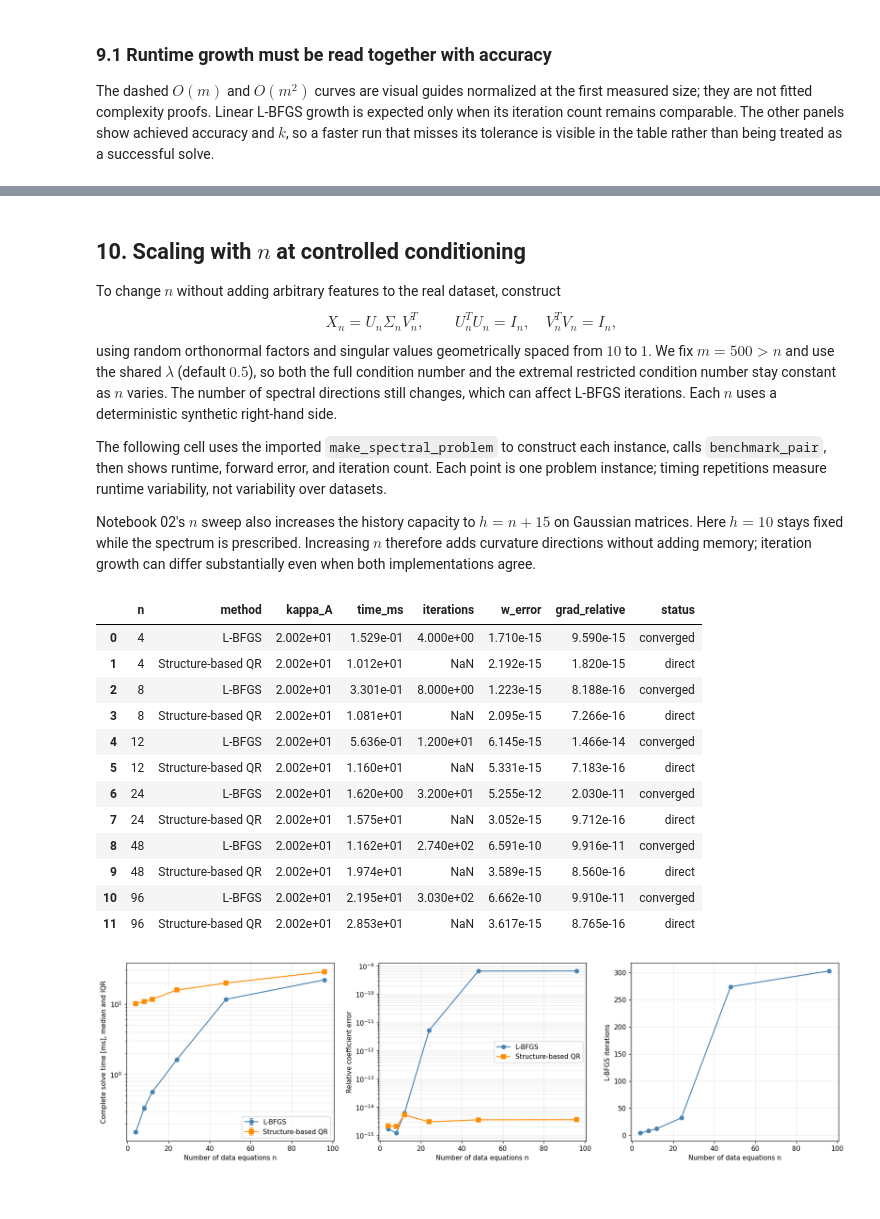
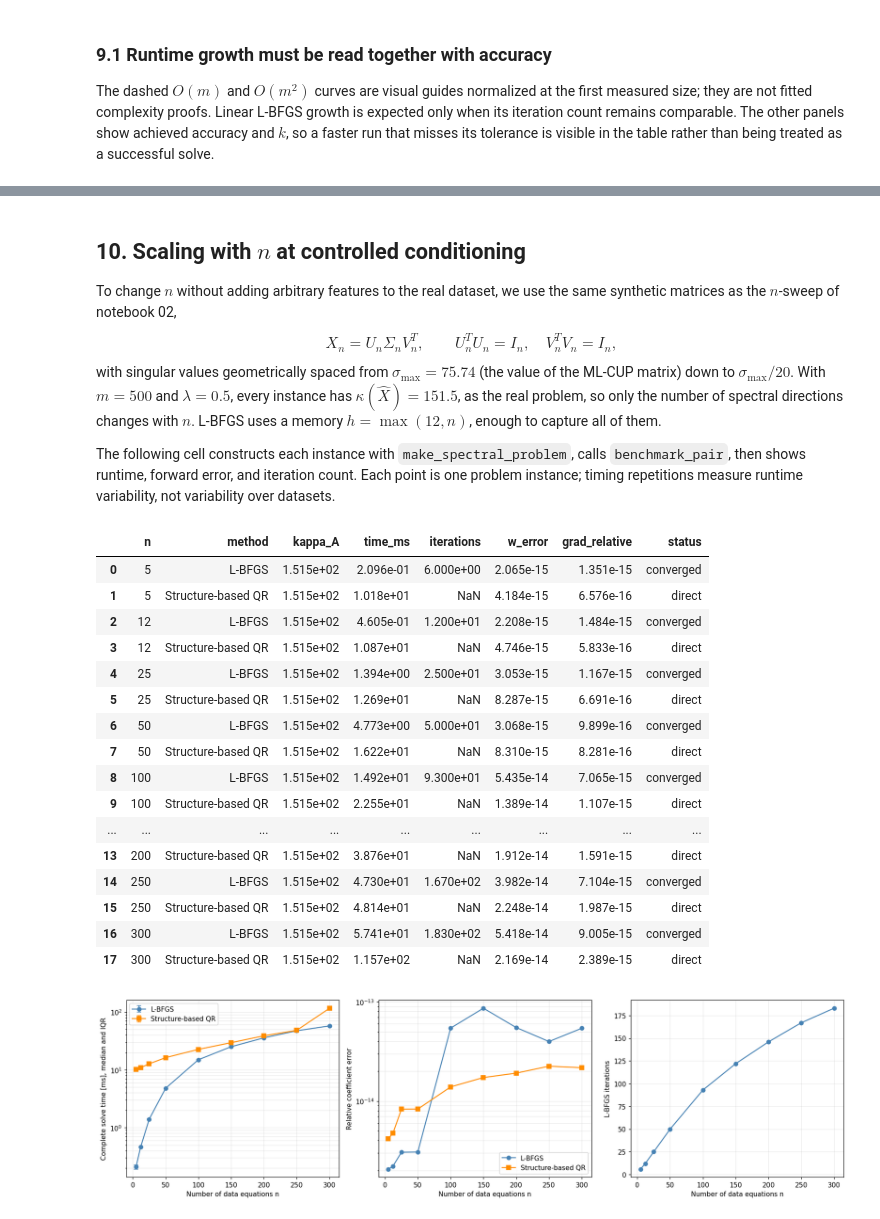
Before and after one commit to GianlucaPanzani/CM-Project-25-26, a Jupyter notebook: 04_comparison.ipynb, the cells around one changed output, grey strips where cells are left out. Saved outputs shown, nothing was run; the diff lists cells and outputs as text; code cells hidden in the pictures.

Commit message:
Update synthetic problem generation and and add many right-hand sides with the same matrix experiment in comparison

```diff
--- a/04_comparison.ipynb
+++ b/04_comparison.ipynb
@@ -637,66 +637,66 @@ plt.show()
 # %% [markdown]
 ## 10. Scaling with $n$ at controlled conditioning
 
-To change $n$ without adding arbitrary features to the real dataset, construct
+To change $n$ without adding arbitrary features to the real dataset, we use
+the same synthetic matrices as the $n$-sweep of notebook 02,
 $$
 X_n=U_n\Sigma_nV_n^T,\qquad U_n^TU_n=I_n,\quad V_n^TV_n=I_n,
 $$
-using random orthonormal factors and singular values geometrically spaced from
-$10$ to $1$. We fix $m=500>n$ and use the shared $\lambda$ (default $0.5$), so both the full condition
-number and the extremal restricted condition number stay constant as $n$
-varies. The number of spectral directions still changes, which can affect
-L-BFGS iterations. Each $n$ uses a deterministic synthetic right-hand side.
+with singular values geometrically spaced from $\sigma_{\max}=75.74$ (the value
+of the ML-CUP matrix) down to $\sigma_{\max}/20$. With $m=500$ and $\lambda=0.5$,
+every instance has $\kappa(\hat X)=151.5$, as the real problem, so only the
+number of spectral directions changes with $n$. L-BFGS uses a memory
+$h=\max(12, n)$, enough to capture all of them.
 
-The following cell uses the imported `make_spectral_problem` to construct
-each instance, calls `benchmark_pair`, then shows runtime,
-forward error, and iteration count. Each point is one problem instance;
-timing repetitions measure runtime variability, not variability over datasets.
-
-Notebook 02's $n$ sweep also increases the history capacity to $h=n+15$ on
-Gaussian matrices. Here $h=10$ stays fixed while the spectrum is prescribed.
-Increasing $n$ therefore adds curvature directions without adding memory;
-iteration growth can differ substantially even when both implementations agree.
+The following cell constructs each instance with `make_spectral_problem`,
+calls `benchmark_pair`, then shows runtime, forward error, and iteration
+count. Each point is one problem instance; timing repetitions measure runtime
+variability, not variability over datasets.
 # %%
 # Vary the number of spectral directions while keeping extremal conditioning fixed
 n_tables = []
 for n_size in N_SIZES:
-    X_n, y_n = make_spectral_problem(500, int(n_size), seed=SEED + int(n_size))
-    table, _ = benchmark_pair(X_n, y_n, LAMBDA)
+    X_n, y_n = make_spectral_problem(500, int(n_size), seed=0)
+    table, _ = benchmark_pair(X_n, y_n, LAMBDA, lbfgs_options={'m_history': max(12, int(n_size))})
     n_tables.append(table)
 n_results = pd.concat(n_tables, ignore_index=True)
 display(n_results[['n', 'method', 'kappa_A', 'time_ms', 'iterations', 'w_error', 'grad_relative', 'status']])
 
 # Relate runtime and coefficient error to the observed iteration growth
 fig, axes = plt.subplots(1, 3, figsize=(16, 4.5))
 plot_time_iqr(axes[0], n_results, 'n')
 for method in METHODS:
     subset = n_results[n_results['method'] == method]
     axes[1].semilogy(subset['n'], positive(subset['w_error']), marker=MARKERS[method], color=COLORS[method], label=method)
 lbfgs_n = n_results[n_results['method'] == 'L-BFGS']
 axes[2].plot(lbfgs_n['n'], lbfgs_n['iterations'], 'o-', color=COLORS['L-BFGS'])
 axes[1].set_ylabel('Relative coefficient error')
 axes[1].legend()
 axes[2].set_ylabel('L-BFGS iterations')
 for ax in axes:
     ax.set_xlabel('Number of data equations n')
     ax.grid(True, which='both', alpha=0.25)
 fig.tight_layout()
 plt.show()
 # %% [output]
 |  | n | method | kappa_A | time_ms | iterations | w_error | grad_relative | status |
-| 0 | 4 | L-BFGS | 2.002e+01 | 1.529e-01 | 4.000e+00 | 1.710e-15 | 9.590e-15 | converged |
-| 1 | 4 | Structure-based QR | 2.002e+01 | 1.012e+01 | NaN | 2.192e-15 | 1.820e-15 | direct |
-| 2 | 8 | L-BFGS | 2.002e+01 | 3.301e-01 | 8.000e+00 | 1.223e-15 | 8.188e-16 | converged |
-| 3 | 8 | Structure-based QR | 2.002e+01 | 1.081e+01 | NaN | 2.095e-15 | 7.266e-16 | direct |
-| 4 | 12 | L-BFGS | 2.002e+01 | 5.636e-01 | 1.200e+01 | 6.145e-15 | 1.466e-14 | converged |
-| 5 | 12 | Structure-based QR | 2.002e+01 | 1.160e+01 | NaN | 5.331e-15 | 7.183e-16 | direct |
-| 6 | 24 | L-BFGS | 2.002e+01 | 1.620e+00 | 3.200e+01 | 5.255e-12 | 2.030e-11 | converged |
-| 7 | 24 | Structure-based QR | 2.002e+01 | 1.575e+01 | NaN | 3.052e-15 | 9.712e-16 | direct |
-| 8 | 48 | L-BFGS | 2.002e+01 | 1.162e+01 | 2.740e+02 | 6.591e-10 | 9.916e-11 | converged |
-| 9 | 48 | Structure-based QR | 2.002e+01 | 1.974e+01 | NaN | 3.589e-15 | 8.560e-16 | direct |
-| 10 | 96 | L-BFGS | 2.002e+01 | 2.195e+01 | 3.030e+02 | 6.662e-10 | 9.910e-11 | converged |
-| 11 | 96 | Structure-based QR | 2.002e+01 | 2.853e+01 | NaN | 3.617e-15 | 8.765e-16 | direct |
+| 0 | 5 | L-BFGS | 1.515e+02 | 2.096e-01 | 6.000e+00 | 2.065e-15 | 1.351e-15 | converged |
+| 1 | 5 | Structure-based QR | 1.515e+02 | 1.018e+01 | NaN | 4.184e-15 | 6.576e-16 | direct |
+| 2 | 12 | L-BFGS | 1.515e+02 | 4.605e-01 | 1.200e+01 | 2.208e-15 | 1.484e-15 | converged |
+| 3 | 12 | Structure-based QR | 1.515e+02 | 1.087e+01 | NaN | 4.746e-15 | 5.833e-16 | direct |
+| 4 | 25 | L-BFGS | 1.515e+02 | 1.394e+00 | 2.500e+01 | 3.053e-15 | 1.167e-15 | converged |
+| 5 | 25 | Structure-based QR | 1.515e+02 | 1.269e+01 | NaN | 8.287e-15 | 6.691e-16 | direct |
+| 6 | 50 | L-BFGS | 1.515e+02 | 4.773e+00 | 5.000e+01 | 3.068e-15 | 9.899e-16 | converged |
+| 7 | 50 | Structure-based QR | 1.515e+02 | 1.622e+01 | NaN | 8.310e-15 | 8.281e-16 | direct |
+| 8 | 100 | L-BFGS | 1.515e+02 | 1.492e+01 | 9.300e+01 | 5.435e-14 | 7.065e-15 | converged |
+| 9 | 100 | Structure-based QR | 1.515e+02 | 2.255e+01 | NaN | 1.389e-14 | 1.107e-15 | direct |
+| ... | ... | ... | ... | ... | ... | ... | ... | ... |
+| 13 | 200 | Structure-based QR | 1.515e+02 | 3.876e+01 | NaN | 1.912e-14 | 1.591e-15 | direct |
+| 14 | 250 | L-BFGS | 1.515e+02 | 4.730e+01 | 1.670e+02 | 3.982e-14 | 7.104e-15 | converged |
+| 15 | 250 | Structure-based QR | 1.515e+02 | 4.814e+01 | NaN | 2.248e-14 | 1.987e-15 | direct |
+| 16 | 300 | L-BFGS | 1.515e+02 | 5.741e+01 | 1.830e+02 | 5.418e-14 | 9.005e-15 | converged |
+| 17 | 300 | Structure-based QR | 1.515e+02 | 1.157e+02 | NaN | 2.169e-14 | 2.389e-15 | direct |
-[figure, old version]
+[figure, new version]
 # %% [markdown]
 ## 11. Controlled ill-conditioned stress test
 
```
Also changed, not shown: parts of 24 cells of this notebook, 3 other files.
